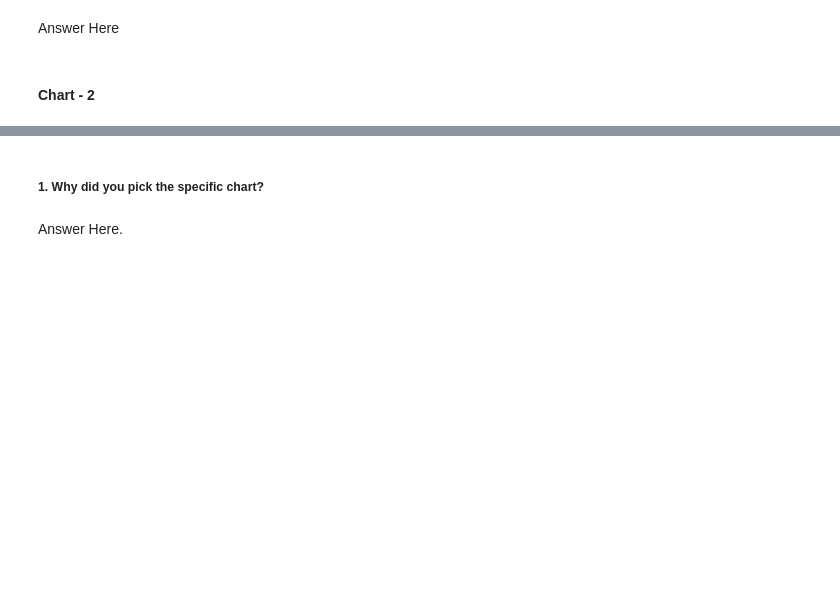
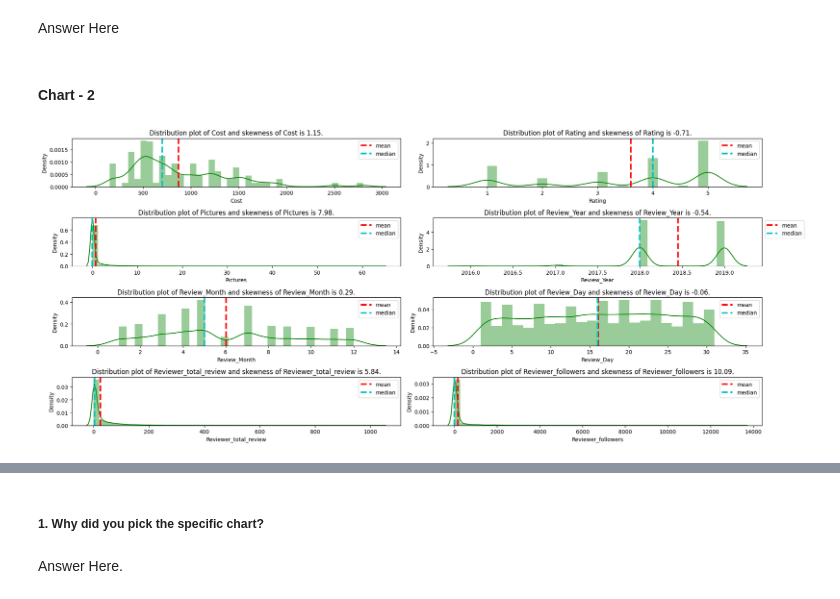
Before and after one commit to niteesh19mt0250/Zamato-Resturant-Clustering-and-Sentiment-Analysis, a Jupyter notebook: Copy_of_Sample_ML_Submission_Template.ipynb, the cells around one changed output, grey strips where cells are left out. Cells and saved outputs as stored; diff of their text form; code cells hidden in the pictures; blank space fills up the shorter version.

```diff
--- a/Copy_of_Sample_ML_Submission_Template.ipynb
+++ b/Copy_of_Sample_ML_Submission_Template.ipynb
@@ -1139,0 +1179,13 @@ Answer Here
+# %%
+# Chart - 2 visualization code
+plt.figure(figsize= (20,10))
+for n,i in enumerate(numerical_list):
+  plt.subplot(int(len(numerical_list)/2 + 1),2,n+1)
+  plot = sns.distplot(df_inner[i],color = 'g').set(title= f'Distribution plot of {i} and skewness of {i} is {round(df_inner[i].skew(),2)}.')
+  feature = df_inner[i]
+  plt.axvline(feature.mean(), color='r', linestyle='dashed', linewidth=3,label= 'mean');  #red
+  plt.axvline(feature.median(), color='c', linestyle='dashed', linewidth=3,label='median'); #cyan
+  plt.legend(bbox_to_anchor = (1.0, 1))
+  plt.tight_layout()
+# %% [output]
+[figure, added]
```
Also changed, not shown: parts of 98 cells of this notebook.
